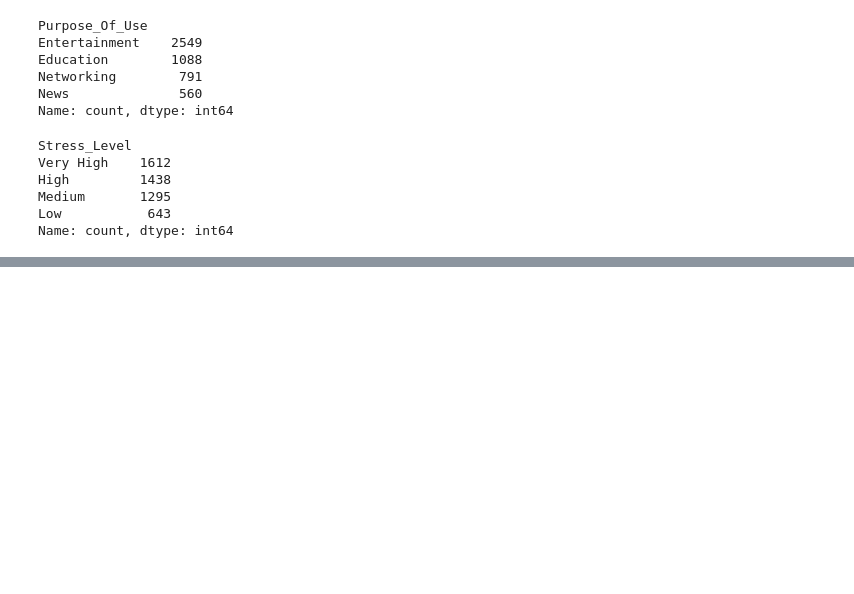
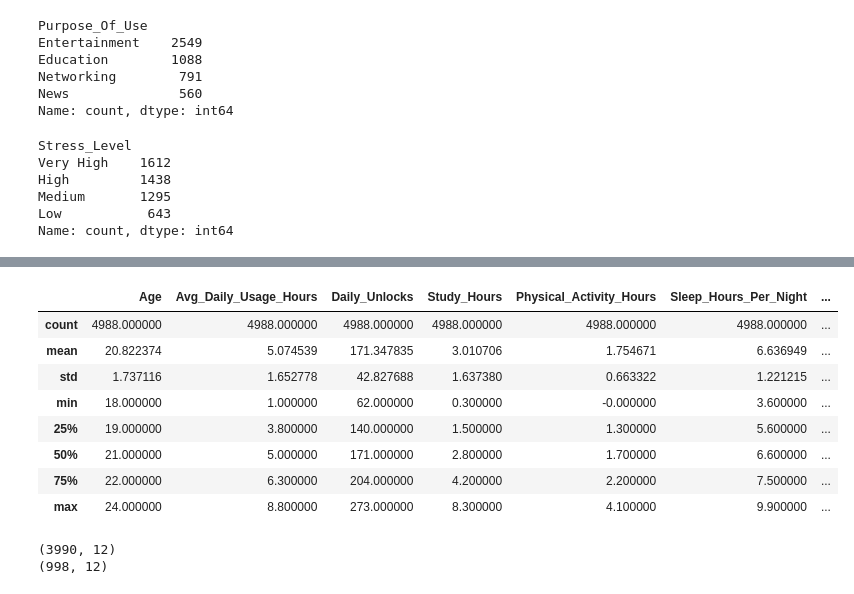
Before and after one commit to rishir143/mental-health-score, a Jupyter notebook: notebooks/01_eda.ipynb, the cells around one changed output, grey strips where cells are left out. Cells and saved outputs as stored; diff of their text form; code cells hidden in the pictures; blank space fills up the shorter version.

```diff
--- a/notebooks/01_eda.ipynb
+++ b/notebooks/01_eda.ipynb
@@ -198,2 +207,14 @@ y = df['Mental_Health_Score']
+# %%
+df.describe()
+# %% [output]
+|  | Age | Avg_Daily_Usage_Hours | Daily_Unlocks | Study_Hours | Physical_Activity_Hours | Sleep_Hours_Per_Night | ... |
+| count | 4988.000000 | 4988.000000 | 4988.000000 | 4988.000000 | 4988.000000 | 4988.000000 | ... |
+| mean | 20.822374 | 5.074539 | 171.347835 | 3.010706 | 1.754671 | 6.636949 | ... |
+| std | 1.737116 | 1.652778 | 42.827688 | 1.637380 | 0.663322 | 1.221215 | ... |
+| min | 18.000000 | 1.000000 | 62.000000 | 0.300000 | -0.000000 | 3.600000 | ... |
+| 25% | 19.000000 | 3.800000 | 140.000000 | 1.500000 | 1.300000 | 5.600000 | ... |
+| 50% | 21.000000 | 5.000000 | 171.000000 | 2.800000 | 1.700000 | 6.600000 | ... |
+| 75% | 22.000000 | 6.300000 | 204.000000 | 4.200000 | 2.200000 | 7.500000 | ... |
+| max | 24.000000 | 8.800000 | 273.000000 | 8.300000 | 4.100000 | 9.900000 | ... |
 # %%
 X = df.drop('Mental_Health_Score', axis=1)
@@ -199,0 +232,6 @@ X = df.drop('Mental_Health_Score', axis=1)
+# %%
+print(X_train.shape)
+print(X_test.shape)
+# %% [output]
+(3990, 12)
+(998, 12)
```
Also changed, not shown: parts of 17 cells of this notebook.
